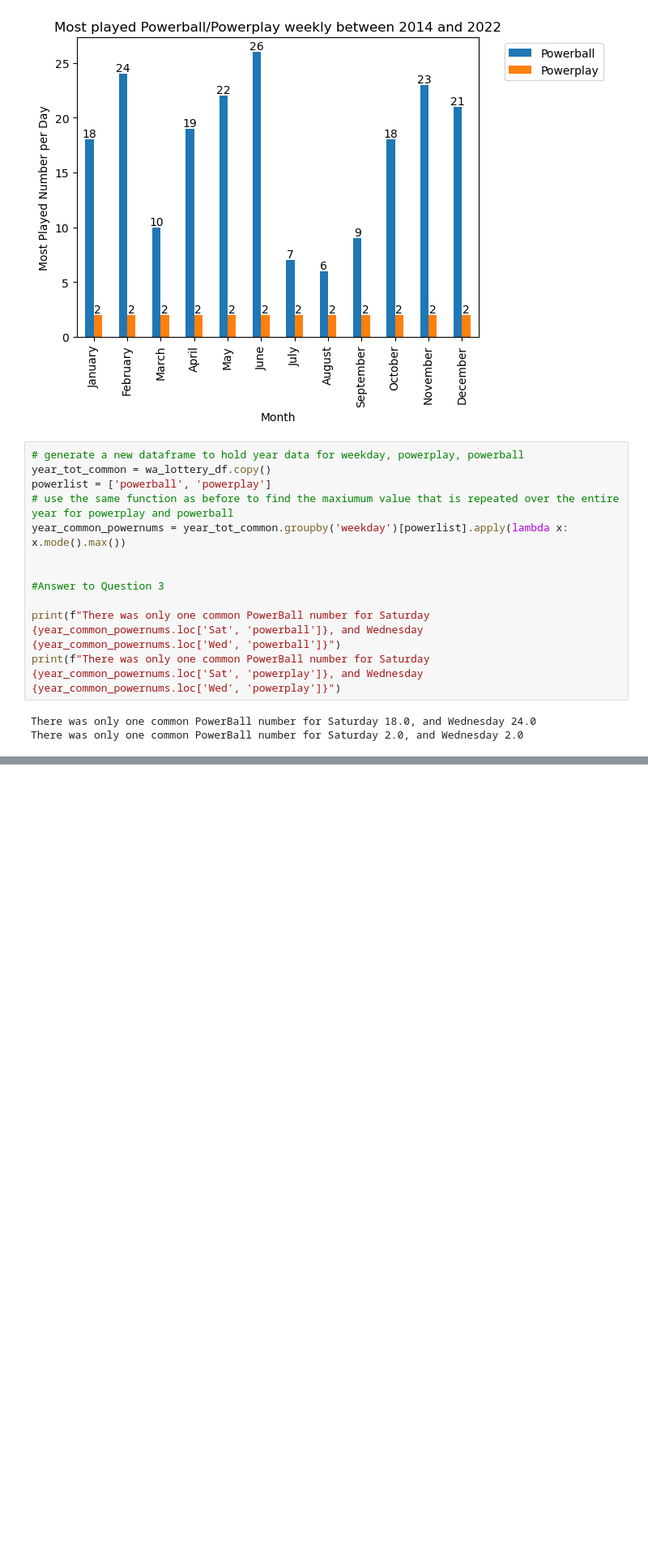
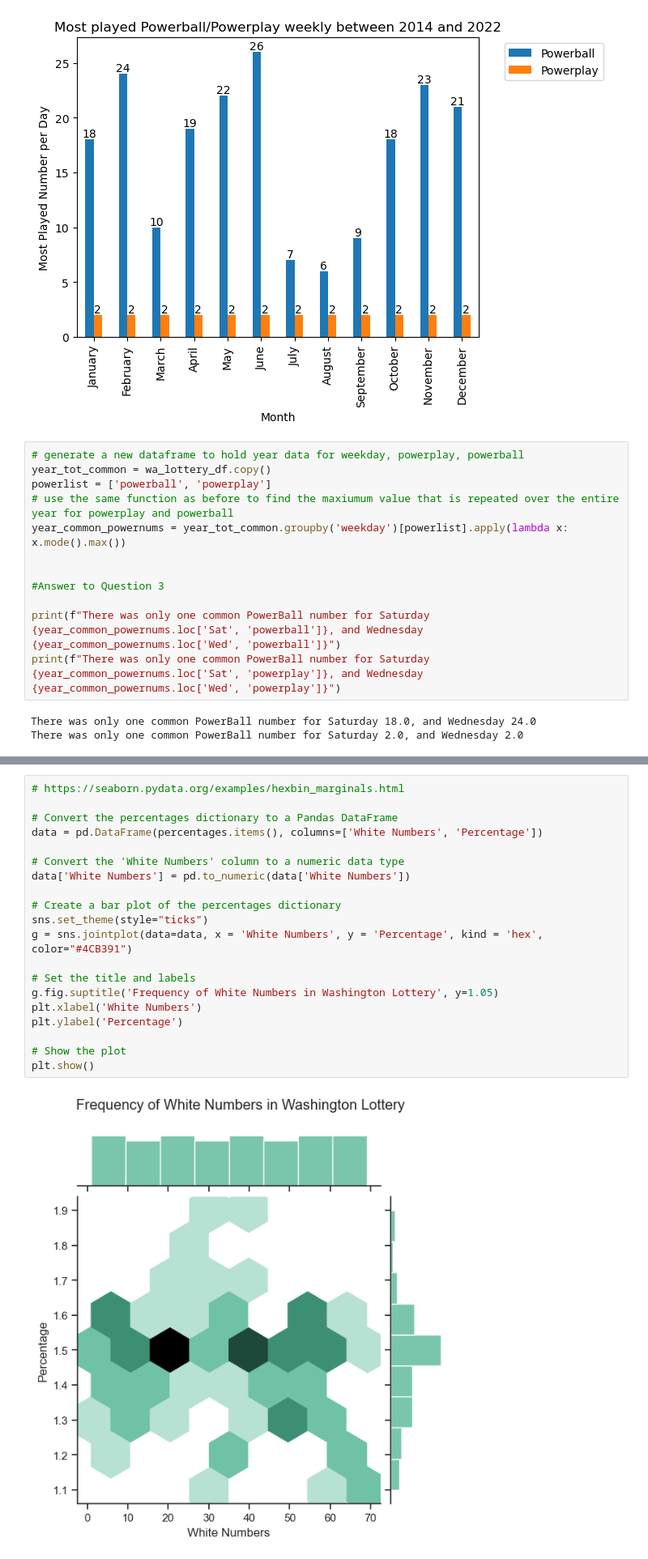
Before and after one commit to Shoggato/LottoInsight, a Jupyter notebook: Project_1.ipynb, the cells around one changed output, grey strips where cells are left out. Shown: that part at 81% size. Cells and saved outputs as stored; diff of their text form; blank space fills up the shorter version.

```diff
--- a/Project_1.ipynb
+++ b/Project_1.ipynb
@@ -256,3 +331,25 @@ There was only one common PowerBall number for Saturday 2.0, and Wednesday 2.0
+# %%
+# https://seaborn.pydata.org/examples/hexbin_marginals.html
+
+# Convert the percentages dictionary to a Pandas DataFrame
+data = pd.DataFrame(percentages.items(), columns=['White Numbers', 'Percentage'])
+
+# Convert the 'White Numbers' column to a numeric data type
+data['White Numbers'] = pd.to_numeric(data['White Numbers'])
+
+# Create a bar plot of the percentages dictionary
+sns.set_theme(style="ticks")
+g = sns.jointplot(data=data, x = 'White Numbers', y = 'Percentage', kind = 'hex', color="#4CB391")
+
+# Set the title and labels
+g.fig.suptitle('Frequency of White Numbers in Washington Lottery', y=1.05)
+plt.xlabel('White Numbers')
+plt.ylabel('Percentage')
+
+# Show the plot
+plt.show()
+# %% [output]
+[figure, added]
 # %%
 # make a copy of the original DataFrame to manipulate
 month_lottery_df = wa_lottery_df.copy()
```
Also changed, not shown: parts of 13 cells of this notebook.
